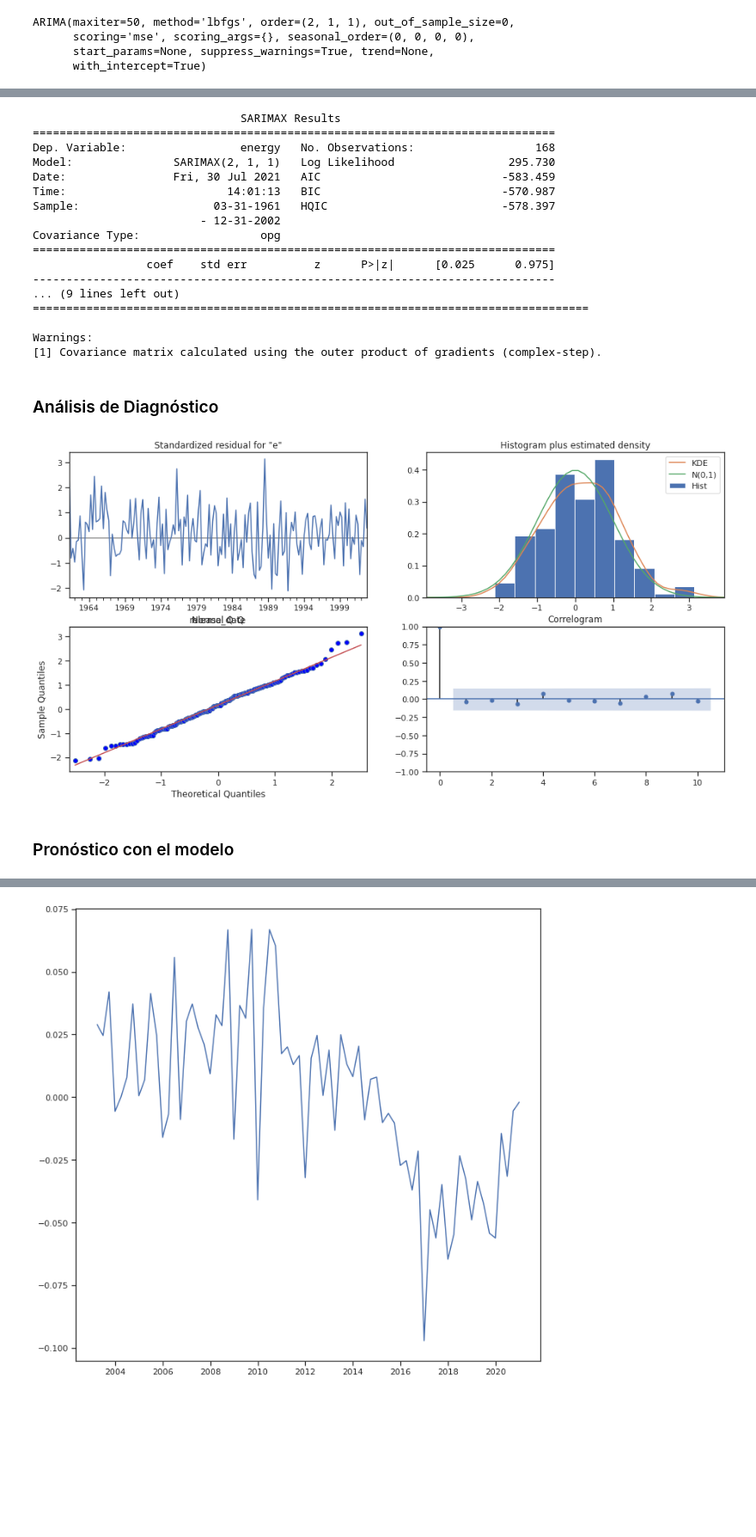
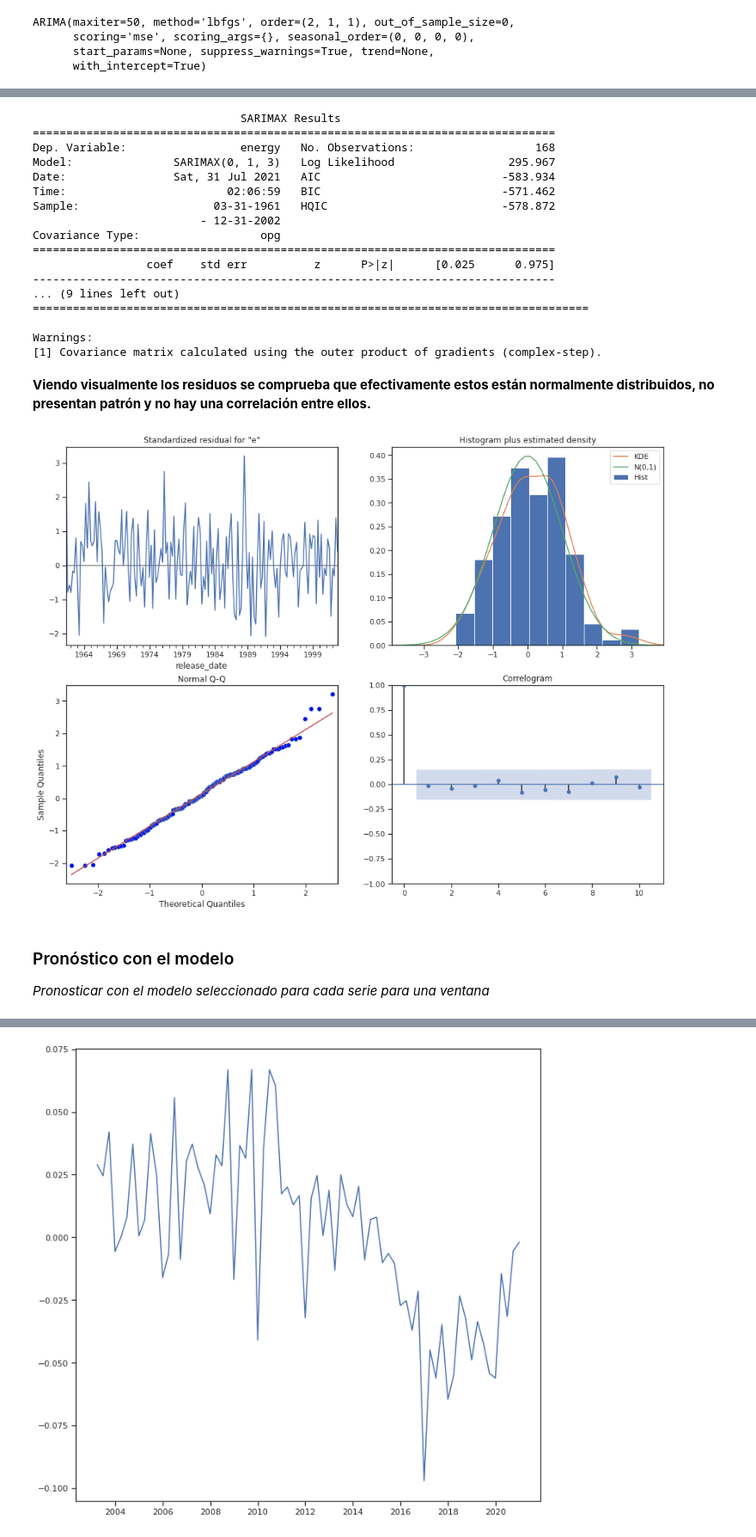
Before and after one commit to DianaScientist/uAustral-mcd-automatedML, a Jupyter notebook: TimeSeries_ARIMA_Spotify.ipynb, the cells around one changed output, grey strips where cells are left out. Shown at 86% size. Cells and saved outputs as stored; diff of their text form; code cells hidden in the pictures; blank space fills up the shorter version.

```diff
--- a/TimeSeries_ARIMA_Spotify.ipynb
+++ b/TimeSeries_ARIMA_Spotify.ipynb
@@ -414,16 +461,16 @@ order_df_energy.sort_values('aic').head(5)
 # %%
 # Modelo ARIMA para energy
-arima_energy = SARIMAX(spotify_train['energy'], order=(2,1,1))
+arima_energy = SARIMAX(spotify_train['energy'], order=(0,1,3))
 arima_energy_results = arima_energy.fit()
 print(arima_energy_results.summary())
 # %% [output]
                                SARIMAX Results
 ==============================================================================
 Dep. Variable:                 energy   No. Observations:                  168
-Model:               SARIMAX(2, 1, 1)   Log Likelihood                 295.730
-Date:                Fri, 30 Jul 2021   AIC                           -583.459
-Time:                        14:01:13   BIC                           -570.987
-Sample:                    03-31-1961   HQIC                          -578.397
+Model:               SARIMAX(0, 1, 3)   Log Likelihood                 295.967
+Date:                Sat, 31 Jul 2021   AIC                           -583.934
+Time:                        02:06:59   BIC                           -571.462
+Sample:                    03-31-1961   HQIC                          -578.872
                          - 12-31-2002
 Covariance Type:                  opg
 ==============================================================================
@@ -434,14 +481,16 @@ Covariance Type:                  opg
 
 Warnings:
 [1] Covariance matrix calculated using the outer product of gradients (complex-step).
-# %% [markdown]
-### Análisis de Diagnóstico
+# %% [markdown]
+**Viendo visualmente los residuos se comprueba que efectivamente estos están normalmente distribuidos, no presentan patrón y no hay una correlación entre ellos.**
 # %%
-arima_energy_results.plot_diagnostics(figsize=(16,8));
+arima_energy_results.plot_diagnostics(figsize=(16, 12));
 # %% [output]
-[figure, old version]
+[figure, new version]
 # %% [markdown]
 ### Pronóstico con el modelo
+
+*Pronosticar con el modelo seleccionado para cada serie para una ventana*
 # %%
 # Pronóstico con modelo entrenado con trainind data
 # Crear objeto forecast
```
Also changed, not shown: parts of 76 cells of this notebook.
